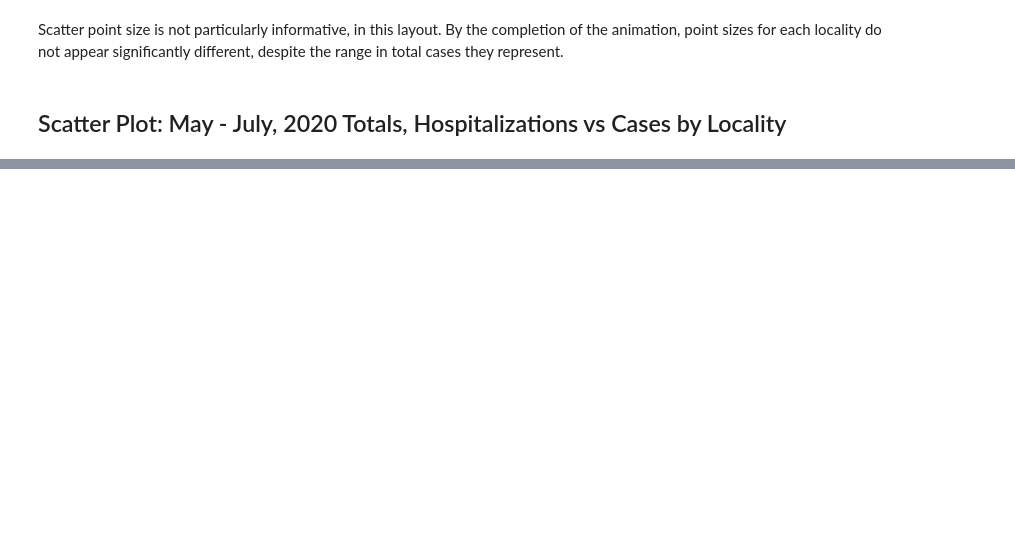
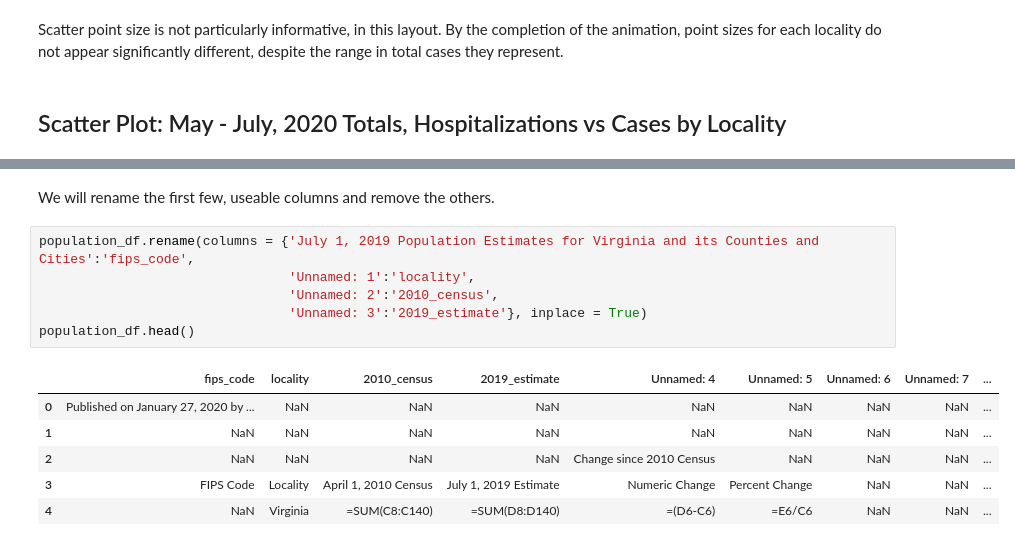
Before and after one commit to jammy-bot/va-covid-eda, a Jupyter notebook: va_covid_plots.ipynb, the cells around one changed output, grey strips where cells are left out. Drawn from its saved outputs; the diff is of its cells as text; blank space fills up the shorter version.

```diff
--- a/va_covid_plots.ipynb
+++ b/va_covid_plots.ipynb
@@ -407,0 +455,15 @@ fig.show()
+# %% [markdown]
+We will rename the first few, useable columns and remove the others.
+# %%
+population_df.rename(columns = {'July 1, 2019 Population Estimates for Virginia and its Counties and Cities':'fips_code',
+                                'Unnamed: 1':'locality',
+                                'Unnamed: 2':'2010_census',
+                                'Unnamed: 3':'2019_estimate'}, inplace = True)
+population_df.head()
+# %% [output]
+|  | fips_code | locality | 2010_census | 2019_estimate | Unnamed: 4 | Unnamed: 5 | Unnamed: 6 | Unnamed: 7 | ... |
+| 0 | Published on January 27, 2020 by ... | NaN | NaN | NaN | NaN | NaN | NaN | NaN | ... |
+| 1 | NaN | NaN | NaN | NaN | NaN | NaN | NaN | NaN | ... |
+| 2 | NaN | NaN | NaN | NaN | Change since 2010 Census | NaN | NaN | NaN | ... |
+| 3 | FIPS Code | Locality | April 1, 2010 Census | July 1, 2019 Estimate | Numeric Change | Percent Change | NaN | NaN | ... |
+| 4 | NaN | Virginia | =SUM(C8:C140) | =SUM(D8:D140) | =(D6-C6) | =E6/C6 | NaN | NaN | ... |
```
Also changed, not shown: parts of 18 cells of this notebook.
